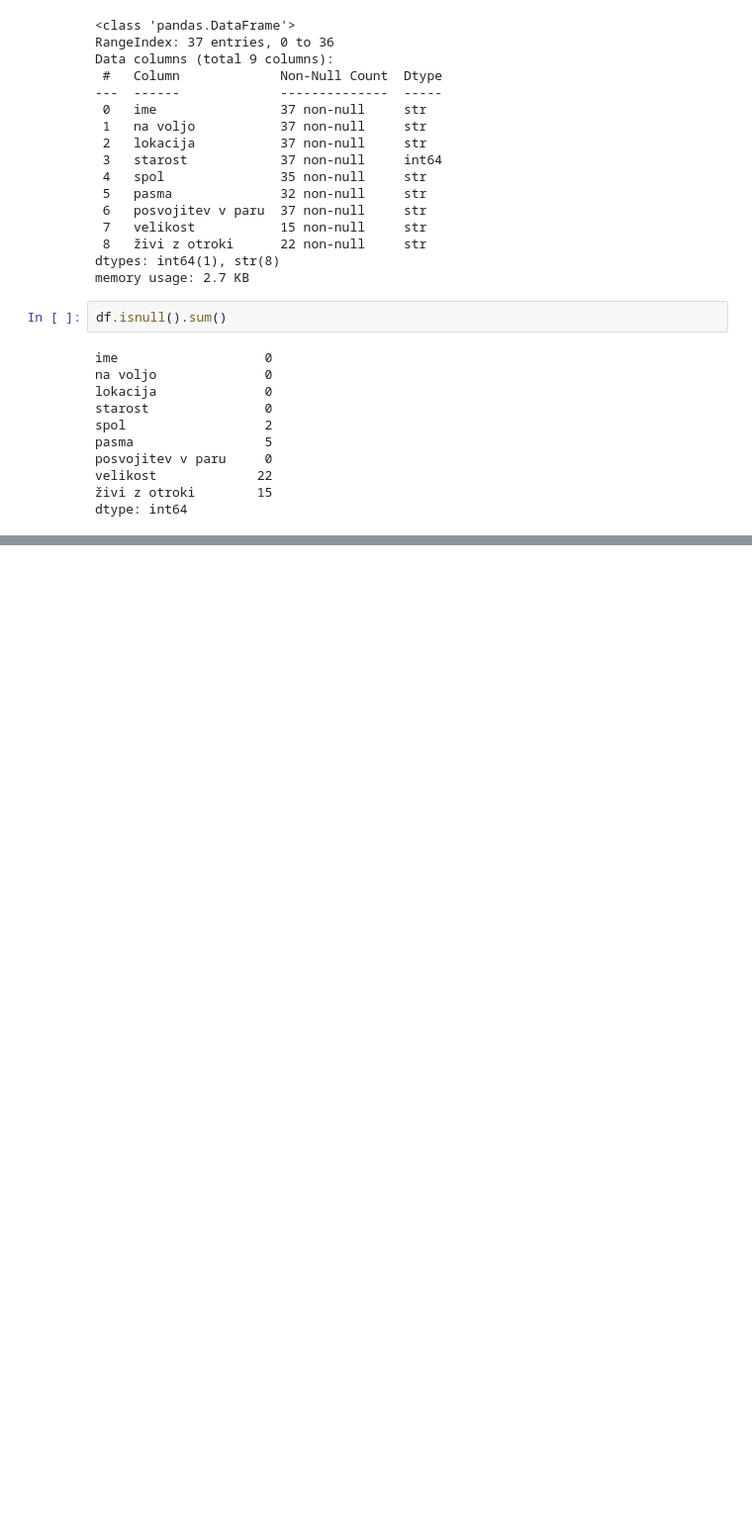
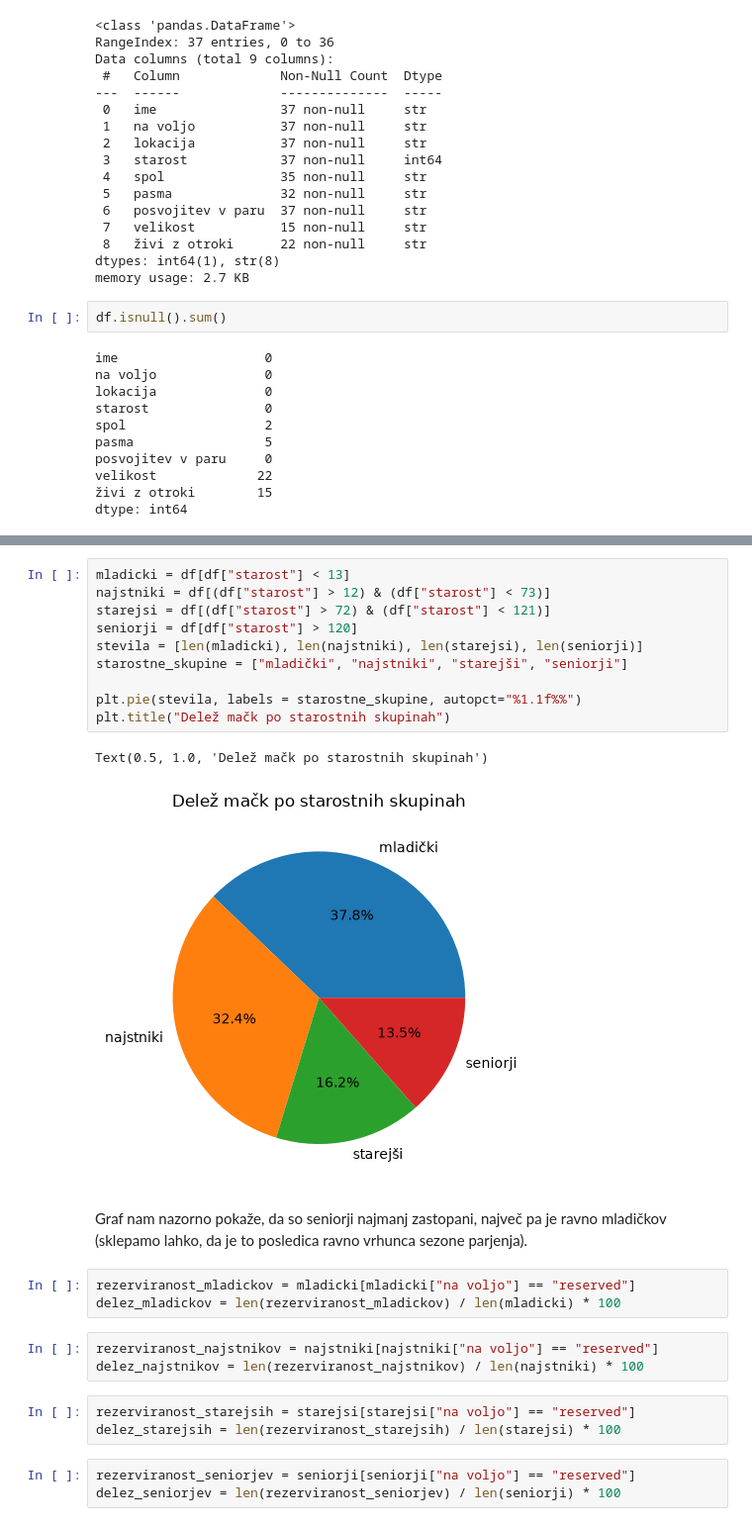
Before and after one commit to LGBronic/UVP, a Jupyter notebook: analiza.ipynb, the cells around one changed output, grey strips where cells are left out. Shown at 99% size. Saved outputs shown, nothing was run; the diff lists cells and outputs as text; blank space fills up the shorter version.

```diff
--- a/analiza.ipynb
+++ b/analiza.ipynb
@@ -63,0 +165,27 @@ df.sort_values(by="starost", ascending= False).head(10)
+# %%
+mladicki = df[df["starost"] < 13]
+najstniki = df[(df["starost"] > 12) & (df["starost"] < 73)]
+starejsi = df[(df["starost"] > 72) & (df["starost"] < 121)]
+seniorji = df[df["starost"] > 120]
+stevila = [len(mladicki), len(najstniki), len(starejsi), len(seniorji)]
+starostne_skupine = ["mladički", "najstniki", "starejši", "seniorji"]
+
+plt.pie(stevila, labels = starostne_skupine, autopct="%1.1f%%")
+plt.title("Delež mačk po starostnih skupinah")
+# %% [output]
+Text(0.5, 1.0, 'Delež mačk po starostnih skupinah')
+[figure, added]
+# %% [markdown]
+Graf nam nazorno pokaže, da so seniorji najmanj zastopani, največ pa je ravno mladičkov (sklepamo lahko, da je to posledica ravno vrhunca sezone parjenja).
+# %%
+rezerviranost_mladickov = mladicki[mladicki["na voljo"] == "reserved"]
+delez_mladickov = len(rezerviranost_mladickov) / len(mladicki) * 100
+# %%
+rezerviranost_najstnikov = najstniki[najstniki["na voljo"] == "reserved"]
+delez_najstnikov = len(rezerviranost_najstnikov) / len(najstniki) * 100
+# %%
+rezerviranost_starejsih = starejsi[starejsi["na voljo"] == "reserved"]
+delez_starejsih = len(rezerviranost_starejsih) / len(starejsi) * 100
+# %%
+rezerviranost_seniorjev = seniorji[seniorji["na voljo"] == "reserved"]
+delez_seniorjev = len(rezerviranost_seniorjev) / len(seniorji) * 100
```
Also changed, not shown: parts of 57 cells of this notebook.
